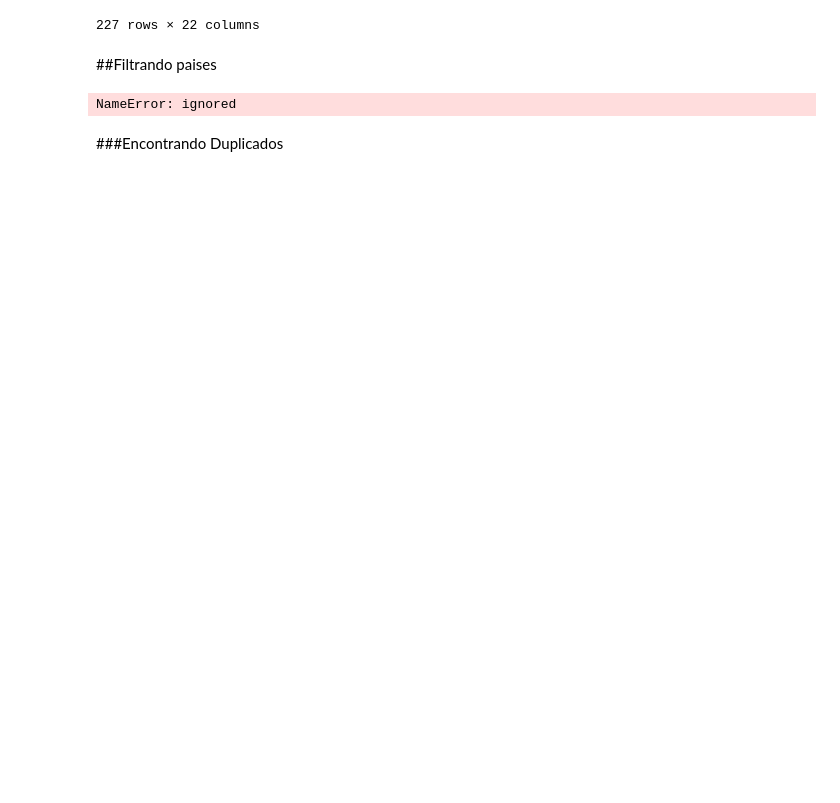
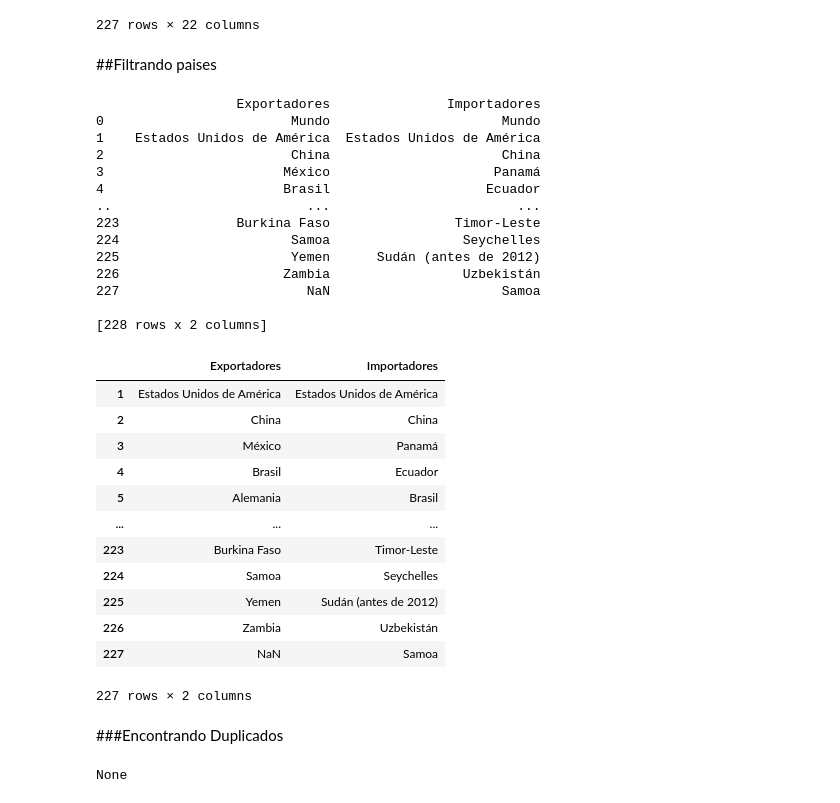
Before and after one commit to LuchoValr/Semillero, a Jupyter notebook: Proyecto_semillero.ipynb, the cells around one changed output. Cells and saved outputs as stored; diff of their text form; code cells hidden in the pictures; blank space fills up the shorter version.

```diff
--- a/Proyecto_semillero.ipynb
+++ b/Proyecto_semillero.ipynb
@@ -47,10 +47,37 @@ im_p.rename(columns={'Valor importado en 2001':'2001','Valor importado en 2002':
 pais_im = im_p.filter(['Exportadores'])
 # %% [markdown]
 ##Filtrando paises
-# %%
-paises = pd.DataFrame(data, columns=['Importadores','Exportadores'])
-print(paises)
-# %% [output]
-NameError: ignored
+# %%
+paises = pd.concat([pais_im, pais_ex], axis=1)
+print(paises)
+paises.drop([0])
+# %% [output]
+                  Exportadores               Importadores
+0                        Mundo                      Mundo
+1    Estados Unidos de América  Estados Unidos de América
+2                        China                      China
+3                       México                     Panamá
+4                       Brasil                    Ecuador
+..                         ...                        ...
+223               Burkina Faso                Timor-Leste
+224                      Samoa                 Seychelles
+225                      Yemen      Sudán (antes de 2012)
+226                     Zambia                 Uzbekistán
+227                        NaN                      Samoa
+
+[228 rows x 2 columns]
+|  | Exportadores | Importadores |
+| 1 | Estados Unidos de América | Estados Unidos de América |
+| 2 | China | China |
+| 3 | México | Panamá |
+| 4 | Brasil | Ecuador |
+| 5 | Alemania | Brasil |
+| ... | ... | ... |
+| 223 | Burkina Faso | Timor-Leste |
+| 224 | Samoa | Seychelles |
+| 225 | Yemen | Sudán (antes de 2012) |
+| 226 | Zambia | Uzbekistán |
+| 227 | NaN | Samoa |
+227 rows × 2 columns
 # %% [markdown]
 ###Encontrando Duplicados
@@ -58,0 +84,5 @@ paises.drop_duplicates(subset=['Importadores'],keep=False)
+# %%
+ex_im = paises.drop_duplicates(inplace=True)
+print(ex_im)
+# %% [output]
+None
```
Also changed, not shown: parts of 1 cell of this notebook.
